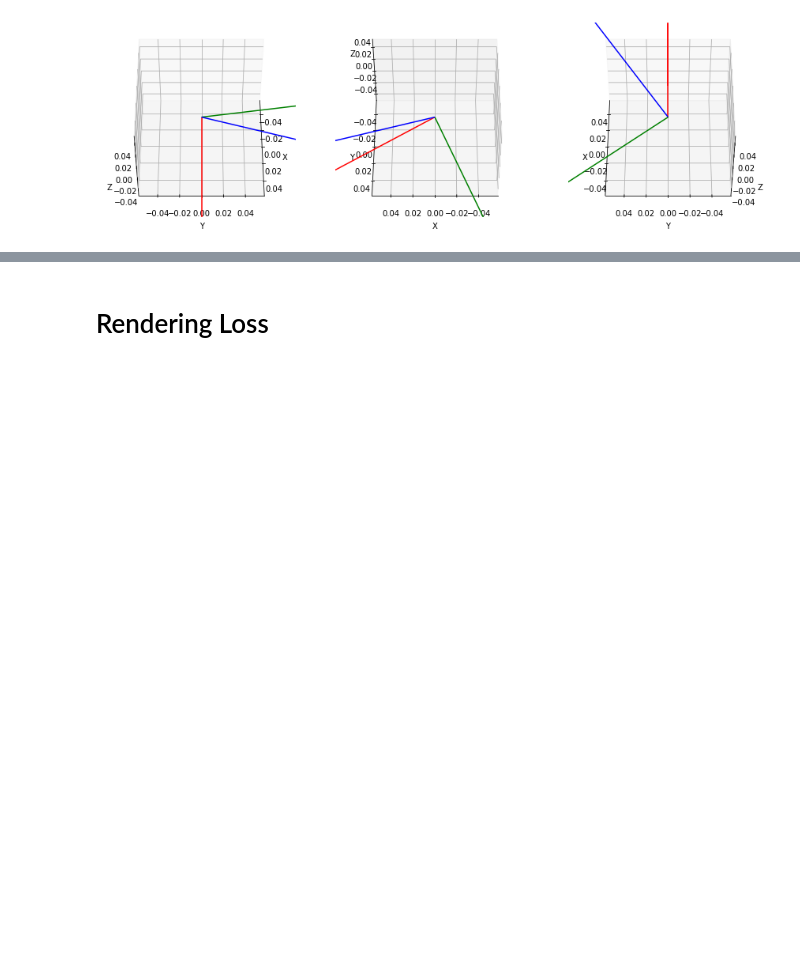
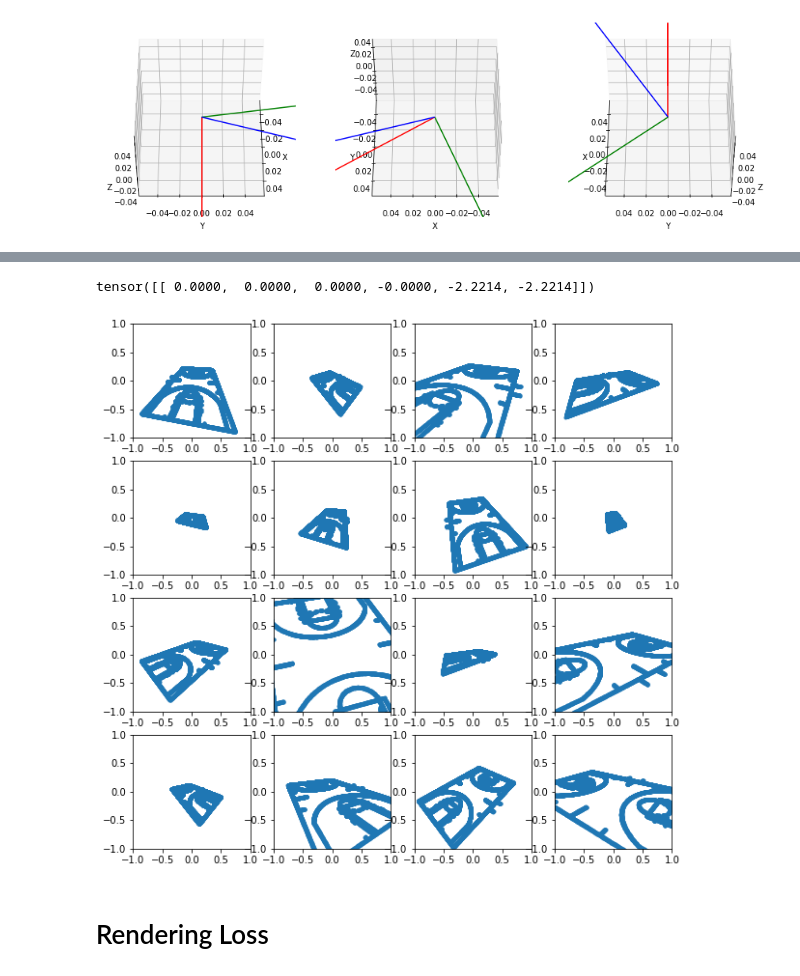
Before and after one commit to akarshkumar0101/nba-3d-ee-371q, a Jupyter notebook: rendering.ipynb, the cells around one changed output, grey strips where cells are left out. Cells and saved outputs as stored; diff of their text form; code cells hidden in the pictures; blank space fills up the shorter version.

```diff
--- a/rendering.ipynb
+++ b/rendering.ipynb
@@ -249,0 +258,2 @@ ERROR: Operation cancelled by user
+# %%
+X_global, Y_global, Z_global = torch.eye(3)
@@ -249,0 +268,23 @@ ERROR: Operation cancelled by user
+# %%
+def calc_dofs_cam(cam_position, cam_points_to):
+    bs = cam_position.shape[:-1]
+    Zp = cam_points_to - cam_position
+    Zp = Zp / Zp.norm(dim=-1, keepdim=True)
+
+    Xp = -torch.cross(Zp, Z_global.repeat(bs+(1,)))
+    Xp = Xp/Xp.norm(dim=-1, keepdim=True)
+
+    Yp = torch.cross(Zp, Xp)
+    Yp = Yp/Yp.norm(dim=-1, keepdim=True)
+    # Zp is our forward. Xp is our left, Yp is our up
+
+    R = torch.stack([Xp, Yp, Zp], dim=-1)
+
+    axang = so3_log_map(R)
+
+    return torch.cat((cam_position, axang), dim=-1)
+
+dofs_cam = calc_dofs_cam(torch.zeros(1,3), torch.tensor([[0., 1., 0]]))
+print(dofs_cam)
+# %% [output]
+tensor([[ 0.0000,  0.0000,  0.0000, -0.0000, -2.2214, -2.2214]])
@@ -250,3 +317,25 @@ ERROR: Operation cancelled by user
+# %%
+X_w = torch.from_numpy(np.stack([x,z,y], axis=-1)).float()
+# %%
+plt.figure(figsize=(10, 10))
+for i in range(16):
+    plt.subplot(4,4,i+1)
+    r = 1.+.05*torch.randn(1)[0]
+    theta = torch.rand(1)[0]*2*np.pi
+
+    x,y  = r*torch.cos(theta), r*torch.sin(theta)
+    z = .3+.3*torch.randn(1)[0].abs()
+    f = 0.3 + torch.randn(1)[0].abs()
+
+    dofs_cam = calc_dofs_cam(torch.tensor([[x, y, z]]), torch.tensor([[0.001,0.001,0.001]]))[0]
+
+
+    X_i, vis_mask = project_to_cam(X_w, dofs_cam, f=f, ret_vis_mask=True)
+    X_i = X_i[vis_mask]
+    plt.scatter(X_i[:, 0], X_i[:, 1], marker='.')
+    plt.xlim(-1, 1);plt.ylim(-1,1)
+# %% [output]
+[figure, added]
 # %%
 X_w = X_w[::10, :]
 # %% [markdown]
```
Also changed, not shown: parts of 11 cells of this notebook.
